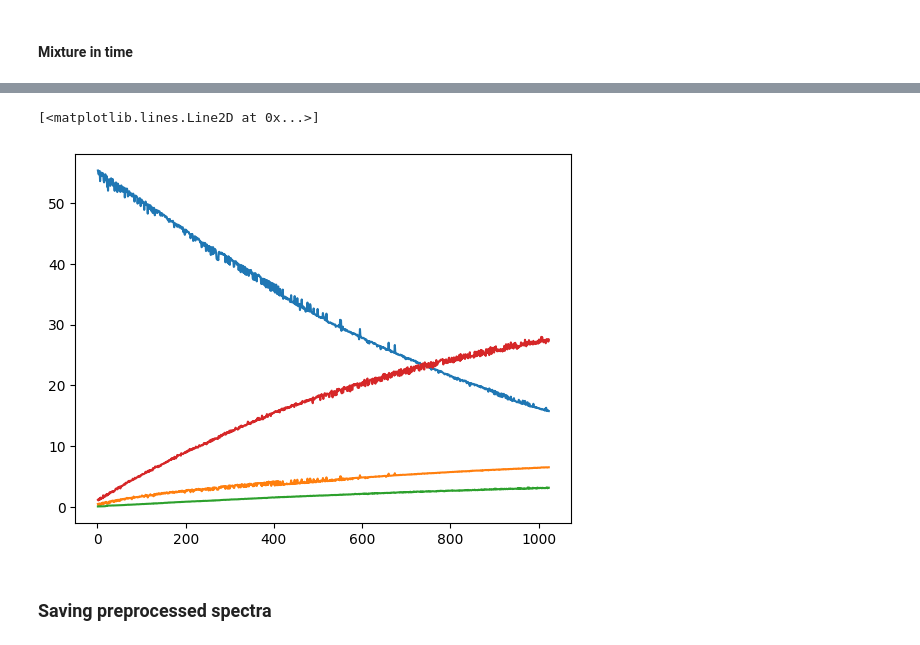
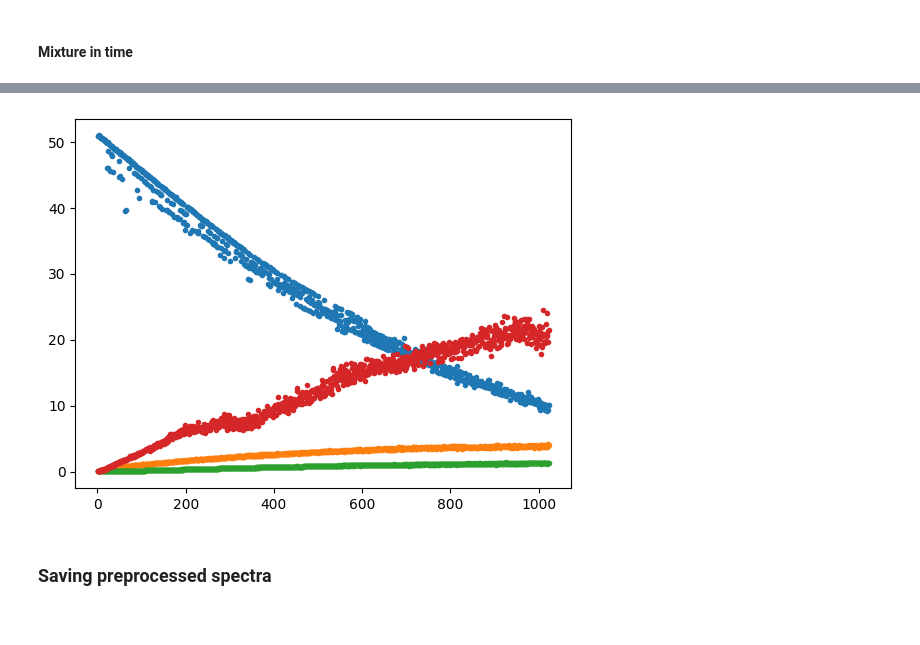
Before and after one commit to BDomzal/magnetstein_x_chemical_reactions, a Jupyter notebook: notebooks/preprocessing/integrals_saccharose_hydrolysis_preprocessing.ipynb, the cells around one changed output, grey strips where cells are left out. Drawn from its saved outputs; the diff is of its cells as text; code cells hidden in the pictures.

```diff
--- a/notebooks/preprocessing/integrals_saccharose_hydrolysis_preprocessing.ipynb
+++ b/notebooks/preprocessing/integrals_saccharose_hydrolysis_preprocessing.ipynb
@@ -66,6 +32,0 @@ for region in regions:
-# %%
-final_df = pd.DataFrame(data = ['t' + str(nb) for nb in range(1, integrals.shape[1])],
-                       columns = ['time'])
-for i, integral in enumerate(integrals_in_regions):
-    final_df[reagents_names[i]] = integral.values
-final_df['whole spectrum'] = integrals.iloc[:,1:].sum(axis=0).values
@@ -88,12 +51,8 @@ final_df
-# %%
-plt.plot(range(1,1024), final_df.iloc[:,1])
-plt.plot(range(1,1024), final_df.iloc[:,2])
-plt.plot(range(1,1024), final_df.iloc[:,3])
-plt.plot(range(1,1024), final_df.iloc[:,4])
-#plt.plot(range(1,1024), final_df.iloc[:,5])
-# %% [output]
-[<matplotlib.lines.Line2D at 0x...>]
-[figure, removed]
+# %%
+for i in range(integrals.shape[1]):
+    plt.plot(range(1,1024), integrals.iloc[:,i], '.')
+# %% [output]
+[figure, added]
 # %% [markdown]
 ### Saving preprocessed spectra
 # %%
```
Also changed, not shown: parts of 8 cells of this notebook, 13 other files.
